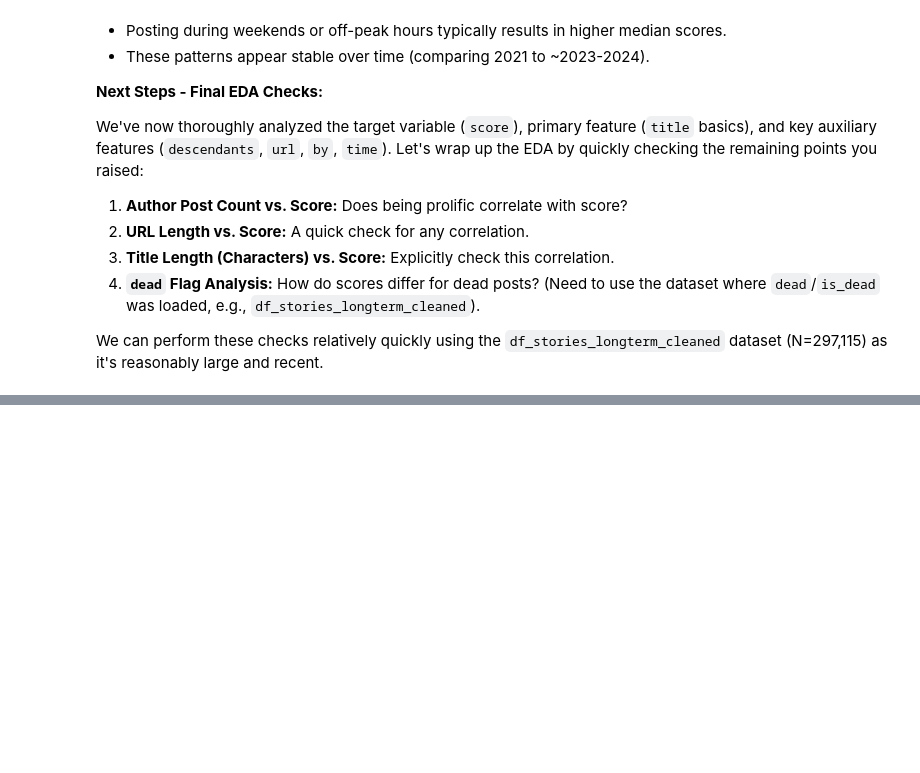
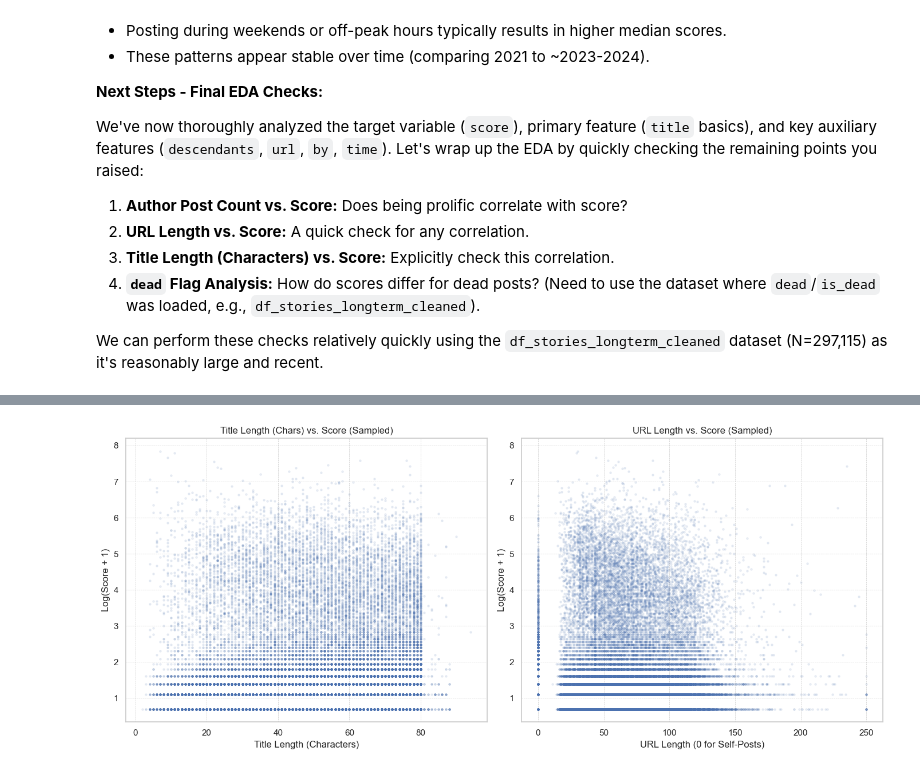
Before and after one commit to ocmoney/Dropout_Disco, a Jupyter notebook: notebooks/eda.ipynb, the cells around one changed output, grey strips where cells are left out. Cells and saved outputs as stored; diff of their text form; code cells hidden in the pictures; blank space fills up the shorter version.

```diff
--- a/notebooks/eda.ipynb
+++ b/notebooks/eda.ipynb
@@ -2566,0 +2721,94 @@ We can perform these checks relatively quickly using the `df_stories_longterm_cl
+# %%
+import pandas as pd
+import numpy as np
+import matplotlib.pyplot as plt
+import seaborn as sns
+from IPython.display import display
+
+# Ensure df_stories_longterm_cleaned exists and has the required columns
+if 'df_stories_longterm_cleaned' in locals() and not df_stories_longterm_cleaned.empty \
+    and 'score_log1p' in df_stories_longterm_cleaned.columns:
+
+    print("\n--- Analyzing Lengths vs. Score ---")
+
+    # --- Create a sample for scatter plots (define once) ---
+    # Use a smaller sample if the full dataset (~300k) is too slow for interactive scatter plots
+    sample_size = min(50000, len(df_stories_longterm_cleaned))
+    df_sample = df_stories_longterm_cleaned.sample(n=sample_size, random_state=42)
+    print(f"Using a sample of {sample_size} for scatter plots.")
+
+
+    # Prepare figure for subplots
+    plt.figure(figsize=(14, 6)) # Adjusted size slightly
+
+    # --- 1. Title Character Length vs. Score ---
+    if 'title_length_char' in df_stories_longterm_cleaned.columns:
+        print("\n--- Title Length (Characters) vs. Score ---")
+        # Calculate Pearson correlation on the full dataset
+        corr_title_char = df_stories_longterm_cleaned['title_length_char'].corr(df_stories_longterm_cleaned['score_log1p'])
+        print(f"Pearson Correlation (Title Chars vs Log Score): {corr_title_char:.3f}")
+
+        # Scatter plot using the pre-defined sample
+        plt.subplot(1, 2, 1)
+    else:
+        print("Column 'title_length_char' not found.")
+        df_stories_longterm_cleaned['title_length_char'] = df_stories_longterm_cleaned['title'].astype(str).str.len()
+        print("Recalculated 'title_length_char'.")
+        # IMPORTANT: Resample *after* adding the column if you want it in df_sample
+        sample_size = min(50000, len(df_stories_longterm_cleaned))
+        df_sample = df_stories_longterm_cleaned.sample(n=sample_size, random_state=42)
+        print(f"Refreshed sample including 'title_length_char'.")
+        # Add an empty subplot to maintain layout if the first plot fails
+        plt.subplot(1, 2, 1)
+        plt.title('Title Length (Chars) vs. Score (Data Missing)')
+
+    plt.scatter(df_sample['title_length_char'], df_sample['score_log1p'], alpha=0.1, s=5)
+    plt.xlabel('Title Length (Characters)')
+    plt.ylabel('Log(Score + 1)')
+    plt.title('Title Length (Chars) vs. Score (Sampled)')
+    plt.grid(True, ls='--', linewidth=0.5)
+
+
+    # --- 2. URL Length vs. Score ---
+    if 'url' in df_stories_longterm_cleaned.columns:
+        print("\n--- URL Length vs. Score ---")
+        # Calculate URL length for the full dataset, fill NaNs with 0
+        # Ensure this calculation happens *before* sampling if not already done
+        if 'url_length' not in df_stories_longterm_cleaned.columns:
+             df_stories_longterm_cleaned['url_length'] = df_stories_longterm_cleaned['url'].str.len().fillna(0).astype(int)
+             print("Calculated 'url_length' column.")
+             # Recalculate sample if url_length was added after sampling (important!)
+             df_sample = df_stories_longterm_cleaned.sample(n=sample_size, random_state=42)
+
+
+        # Calculate Pearson correlation on the full dataset
+        corr_url_len = df_stories_longterm_cleaned['url_length'].corr(df_stories_longterm_cleaned['score_log1p'])
+        print(f"Pearson Correlation (URL Length vs Log Score): {corr_url_len:.3f}")
+
+        # Scatter plot using the pre-defined sample (which now includes url_length)
+        plt.subplot(1, 2, 2)
+        # Use .loc with the sample's index to get corresponding url_length, handling potential NaNs if any slipped through (though fillna(0) should prevent this)
+        # Directly using df_sample['url_length'] should be fine now.
+        plt.scatter(df_sample['url_length'], df_sample['score_log1p'], alpha=0.1, s=5)
+        plt.xlabel('URL Length (0 for Self-Posts)')
+        # Optional: Use log scale for URL length if distribution is skewed
+        # plt.xscale('log') # Add 1 before log: np.log1p(df_sample['url_length'])
+        plt.ylabel('Log(Score + 1)')
+        plt.title('URL Length vs. Score (Sampled)')
+        plt.grid(True, ls='--', linewidth=0.5)
+
+    else:
+        print("Column 'url' not found.")
+        # Add an empty subplot to maintain layout
+        plt.subplot(1, 2, 2)
+        plt.title('URL Length vs. Score (Data Missing)')
+
+
+    # Show plots only if at least one subplot was created
+    if 'title_length_char' in df_stories_longterm_cleaned.columns or 'url' in df_stories_longterm_cleaned.columns:
+        plt.tight_layout()
+        plt.show()
+
+else:
+    print("Error: df_stories_longterm_cleaned not available or missing required columns.")
+# %% [output]
@@ -2566,0 +2823 @@ We can perform these checks relatively quickly using the `df_stories_longterm_cl
+[figure, added]
```
Also changed, not shown: parts of 12 cells of this notebook.
